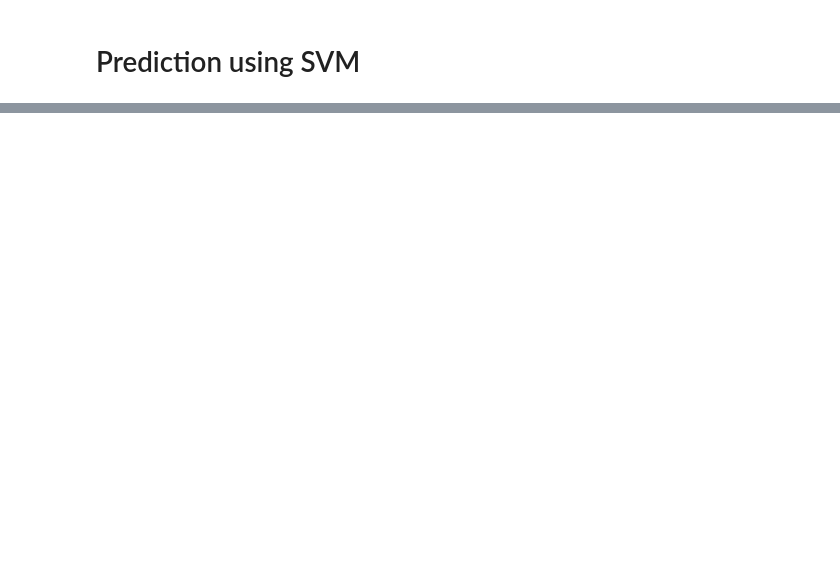
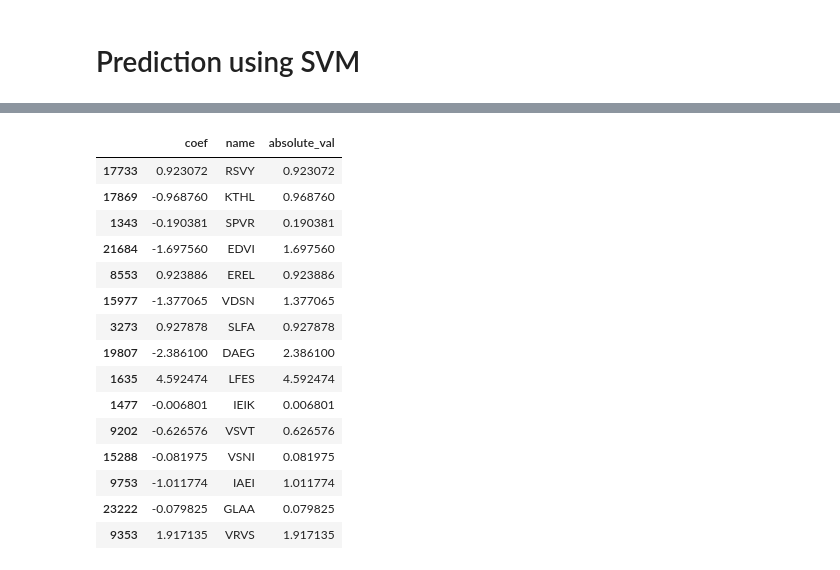
Before and after one commit to PierreBoyeau/proteins, a Jupyter notebook: word2vec/notebooks/allergenator.ipynb, the cells around one changed output, grey strips where cells are left out. Cells and saved outputs as stored; diff of their text form; code cells hidden in the pictures; blank space fills up the shorter version.

```diff
--- a/word2vec/notebooks/allergenator.ipynb
+++ b/word2vec/notebooks/allergenator.ipynb
@@ -31,3 +32,0 @@ def overlapping_tokenizer(seq):
-# %%
-vectorizer = TfidfVectorizer(tokenizer=overlapping_tokenizer, max_features=8000, lowercase=False)
-X = vectorizer.fit_transform(sequences)
@@ -47,0 +70,5 @@ ypred = clf.predict(Xtest)
+# %%
+study_df = (pd.DataFrame({'coef': clf.coef_.reshape(-1), 'name': [pat for pat in vectorizer.vocabulary_.keys()]})
+.assign(absolute_val=lambda x: x.coef.abs()))
+
+study_df.sort_values('absolute_val', ascending=False)[['coef', 'name']]
@@ -47,0 +94,19 @@ ypred = clf.predict(Xtest)
+# %%
+study_df[study_df.absolute_val!=0].sample(15)
+# %% [output]
+|  | coef | name | absolute_val |
+| 17733 | 0.923072 | RSVY | 0.923072 |
+| 17869 | -0.968760 | KTHL | 0.968760 |
+| 1343 | -0.190381 | SPVR | 0.190381 |
+| 21684 | -1.697560 | EDVI | 1.697560 |
+| 8553 | 0.923886 | EREL | 0.923886 |
+| 15977 | -1.377065 | VDSN | 1.377065 |
+| 3273 | 0.927878 | SLFA | 0.927878 |
+| 19807 | -2.386100 | DAEG | 2.386100 |
+| 1635 | 4.592474 | LFES | 4.592474 |
+| 1477 | -0.006801 | IEIK | 0.006801 |
+| 9202 | -0.626576 | VSVT | 0.626576 |
+| 15288 | -0.081975 | VSNI | 0.081975 |
+| 9753 | -1.011774 | IAEI | 1.011774 |
+| 23222 | -0.079825 | GLAA | 0.079825 |
+| 9353 | 1.917135 | VRVS | 1.917135 |
```
Also changed, not shown: parts of 21 cells of this notebook, 33 other files.
